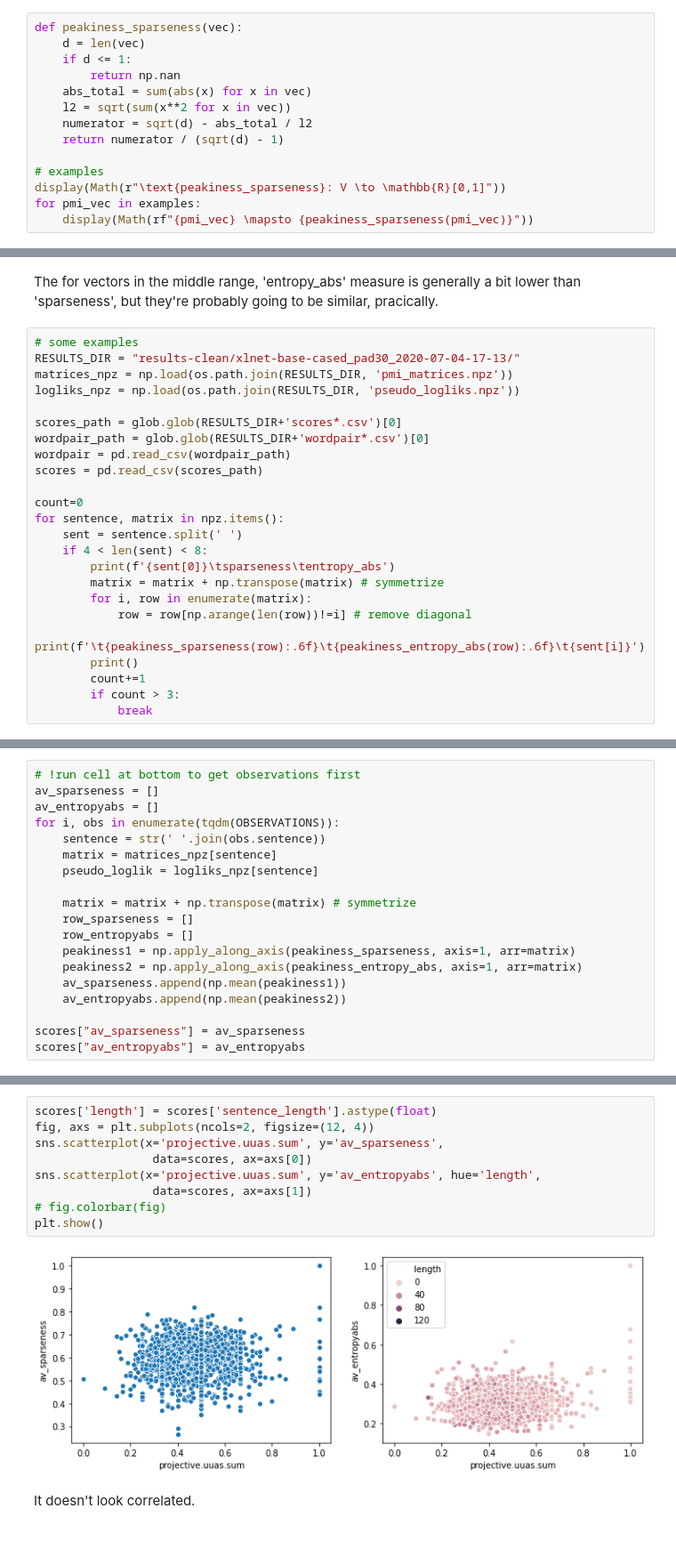
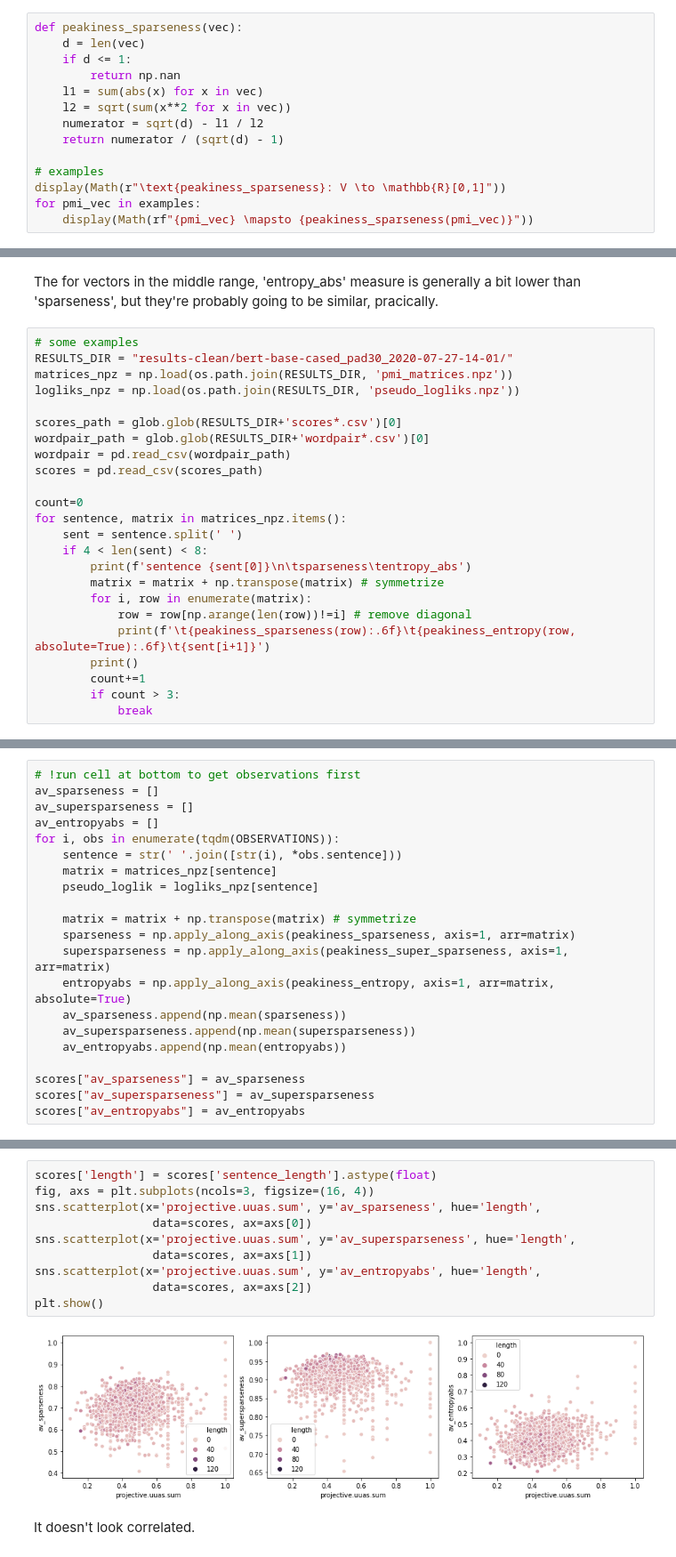
Before and after one commit to postylem/pmi-dependencies, a Jupyter notebook: peakiness.ipynb, the cells around one changed output, grey strips where cells are left out. Shown at 89% size. Drawn from its saved outputs; the diff is of its cells as text.

Commit message:
peakiness notebook update

```diff
--- a/peakiness.ipynb
+++ b/peakiness.ipynb
@@ -114,9 +114,9 @@ def peakiness_sparseness(vec):
     d = len(vec)
     if d <= 1:
         return np.nan
-    abs_total = sum(abs(x) for x in vec)
+    l1 = sum(abs(x) for x in vec)
     l2 = sqrt(sum(x**2 for x in vec))
-    numerator = sqrt(d) - abs_total / l2
+    numerator = sqrt(d) - l1 / l2
     return numerator / (sqrt(d) - 1)
 
 # examples
@@ -161,7 +201,7 @@ plt.show()
 The for vectors in the middle range, 'entropy_abs' measure is generally a bit lower than 'sparseness', but they're probably going to be similar, pracically.
 # %%
 # some examples
-RESULTS_DIR = "results-clean/xlnet-base-cased_pad30_2020-07-04-17-13/"
+RESULTS_DIR = "results-clean/bert-base-cased_pad30_2020-07-27-14-01/"
 matrices_npz = np.load(os.path.join(RESULTS_DIR, 'pmi_matrices.npz'))
 logliks_npz = np.load(os.path.join(RESULTS_DIR, 'pseudo_logliks.npz'))
 
@@ -171,14 +211,14 @@ wordpair = pd.read_csv(wordpair_path)
 scores = pd.read_csv(scores_path)
 
 count=0
-for sentence, matrix in npz.items():
+for sentence, matrix in matrices_npz.items():
     sent = sentence.split(' ')
     if 4 < len(sent) < 8:
-        print(f'{sent[0]}\tsparseness\tentropy_abs')
+        print(f'sentence {sent[0]}\n\tsparseness\tentropy_abs')
         matrix = matrix + np.transpose(matrix) # symmetrize
         for i, row in enumerate(matrix):
             row = row[np.arange(len(row))!=i] # remove diagonal
-            print(f'\t{peakiness_sparseness(row):.6f}\t{peakiness_entropy_abs(row):.6f}\t{sent[i]}')
+            print(f'\t{peakiness_sparseness(row):.6f}\t{peakiness_entropy(row, absolute=True):.6f}\t{sent[i+1]}')
         print()
         count+=1
         if count > 3:
@@ -210,19 +250,21 @@ First, does average peakiness correlate with sentence-wide accuracy?
 # %%
 # !run cell at bottom to get observations first
 av_sparseness = []
+av_supersparseness = []
 av_entropyabs = []
 for i, obs in enumerate(tqdm(OBSERVATIONS)):
-    sentence = str(' '.join(obs.sentence))
+    sentence = str(' '.join([str(i), *obs.sentence]))
     matrix = matrices_npz[sentence]
     pseudo_loglik = logliks_npz[sentence]
 
     matrix = matrix + np.transpose(matrix) # symmetrize
-    row_sparseness = []
-    row_entropyabs = []
-    peakiness1 = np.apply_along_axis(peakiness_sparseness, axis=1, arr=matrix)
-    peakiness2 = np.apply_along_axis(peakiness_entropy_abs, axis=1, arr=matrix)
-    av_sparseness.append(np.mean(peakiness1))
-    av_entropyabs.append(np.mean(peakiness2))
+    sparseness = np.apply_along_axis(peakiness_sparseness, axis=1, arr=matrix)
+    supersparseness = np.apply_along_axis(peakiness_super_sparseness, axis=1, arr=matrix)
+    entropyabs = np.apply_along_axis(peakiness_entropy, axis=1, arr=matrix, absolute=True)
+    av_sparseness.append(np.mean(sparseness))
+    av_supersparseness.append(np.mean(supersparseness))
+    av_entropyabs.append(np.mean(entropyabs))
 
 scores["av_sparseness"] = av_sparseness
+scores["av_supersparseness"] = av_supersparseness
 scores["av_entropyabs"] = av_entropyabs
@@ -229,14 +276,15 @@ scores["av_entropyabs"] = av_entropyabs
 # %%
 scores['length'] = scores['sentence_length'].astype(float)
-fig, axs = plt.subplots(ncols=2, figsize=(12, 4))
-sns.scatterplot(x='projective.uuas.sum', y='av_sparseness',
+fig, axs = plt.subplots(ncols=3, figsize=(16, 4))
+sns.scatterplot(x='projective.uuas.sum', y='av_sparseness', hue='length',
                  data=scores, ax=axs[0])
+sns.scatterplot(x='projective.uuas.sum', y='av_supersparseness', hue='length',
+                 data=scores, ax=axs[1])
 sns.scatterplot(x='projective.uuas.sum', y='av_entropyabs', hue='length',
-                 data=scores, ax=axs[1])
-# fig.colorbar(fig)
+                 data=scores, ax=axs[2])
 plt.show()
 # %% [output]
-[figure, old version]
+[figure, new version]
 # %% [markdown]
 It doesn't look correlated.
 # %%
```
Also changed, not shown: parts of 30 cells of this notebook.
